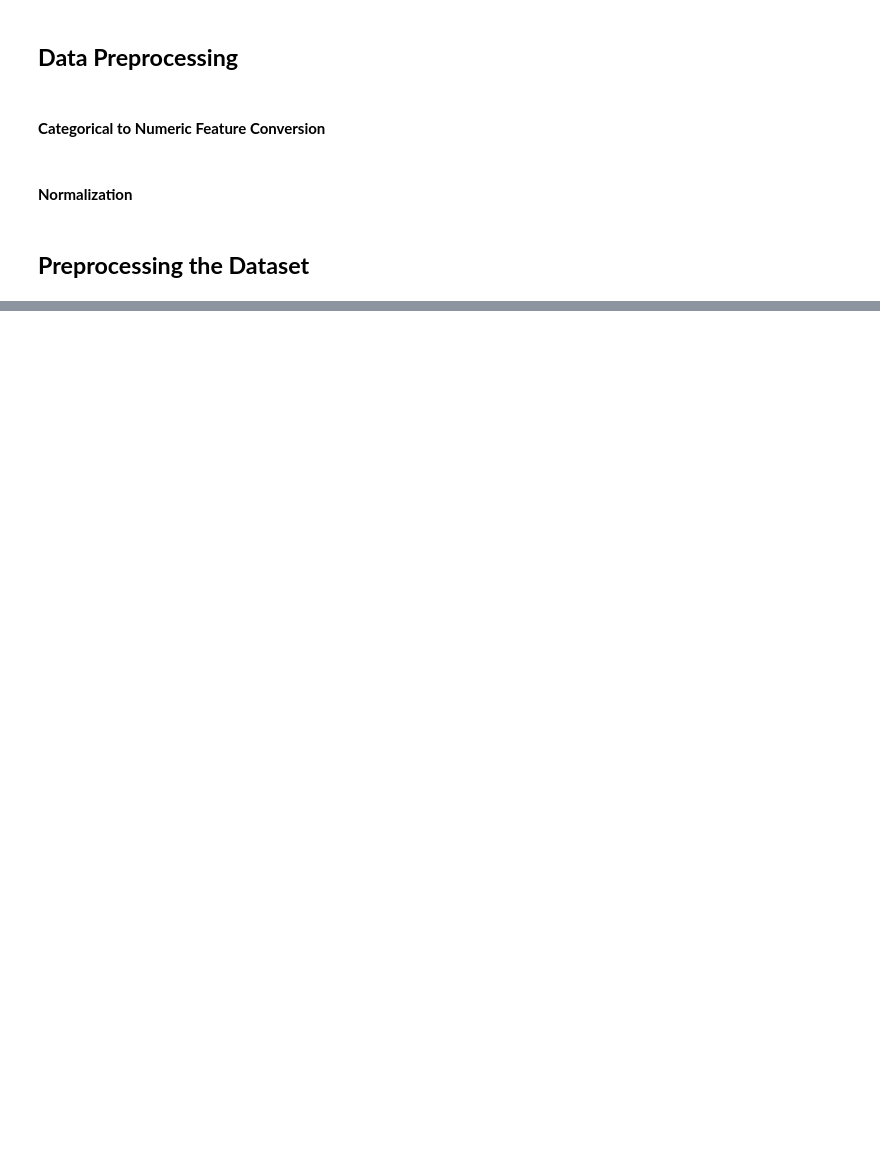
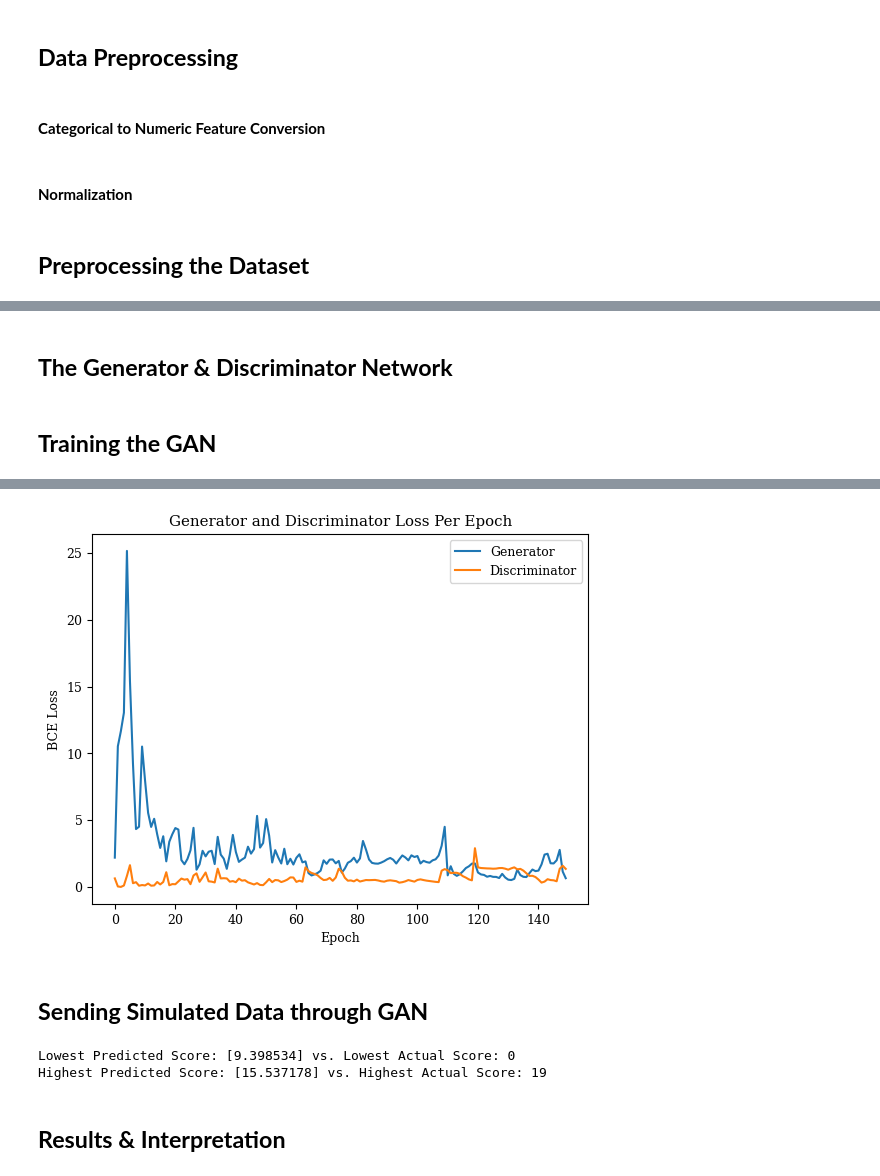
Before and after one commit to cLawson101/SDS-384-Final-Project, a Jupyter notebook: NN.ipynb, the cells around one changed output, grey strips where cells are left out. Drawn from its saved outputs; the diff is of its cells as text; code cells hidden in the pictures; blank space fills up the shorter version.

```diff
--- a/NN.ipynb
+++ b/NN.ipynb
@@ -365,0 +214,2 @@ This exploration goes to show how deep a seemingly simple hypothesis/task can be
+# %% [markdown]
+## **The Generator & Discriminator Network**
@@ -365,0 +257,2 @@ This exploration goes to show how deep a seemingly simple hypothesis/task can be
+# %% [markdown]
+## **Training the GAN**
@@ -365,0 +299,11 @@ This exploration goes to show how deep a seemingly simple hypothesis/task can be
+# %%
+num_epochs = np.arange(epochs)
+plt.plot(num_epochs, gen_loss_epoch, label = "Generator")
+plt.plot(num_epochs, disc_loss_epoch, label = "Discriminator")
+plt.title("Generator and Discriminator Loss Per Epoch")
+plt.xlabel("Epoch")
+plt.ylabel("BCE Loss")
+plt.legend()
+print(f'Final Generator BCE Loss: {gen_loss_epoch[-1]}')
+print(f'Final Discriminator BCE Loss: {disc_loss_epoch[-1]}')
+# %% [output]
@@ -365,0 +312,14 @@ This exploration goes to show how deep a seemingly simple hypothesis/task can be
+[figure, added]
+# %% [markdown]
+## **Sending Simulated Data through GAN**
+# %%
+noise = get_noise(500)
+simulated_data = gen(noise)
+predicted_scores = predictorNet_4_64(simulated_data)
+print(f'Lowest Predicted Score: {min(predicted_scores)} vs. Lowest Actual Score: {min(y)}')
+print(f'Highest Predicted Score: {max(predicted_scores)} vs. Highest Actual Score: {max(y)}')
+# %% [output]
+Lowest Predicted Score: [9.398534] vs. Lowest Actual Score: 0
+Highest Predicted Score: [15.537178] vs. Highest Actual Score: 19
+# %% [markdown]
+## **Results & Interpretation**
```
Also changed, not shown: parts of 39 cells of this notebook, 3 other files.
